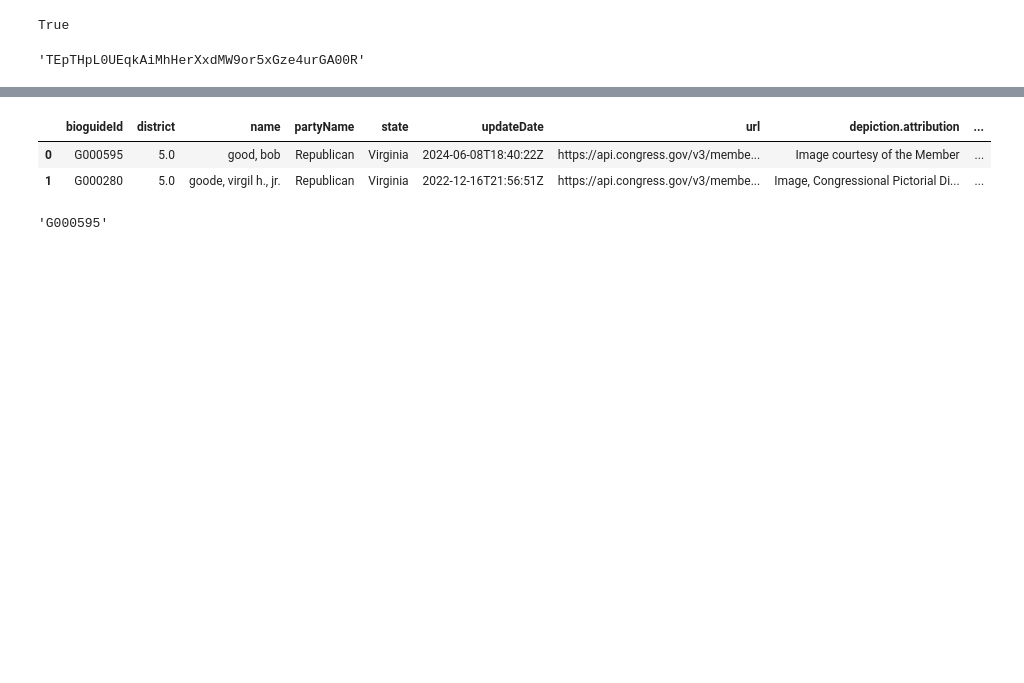
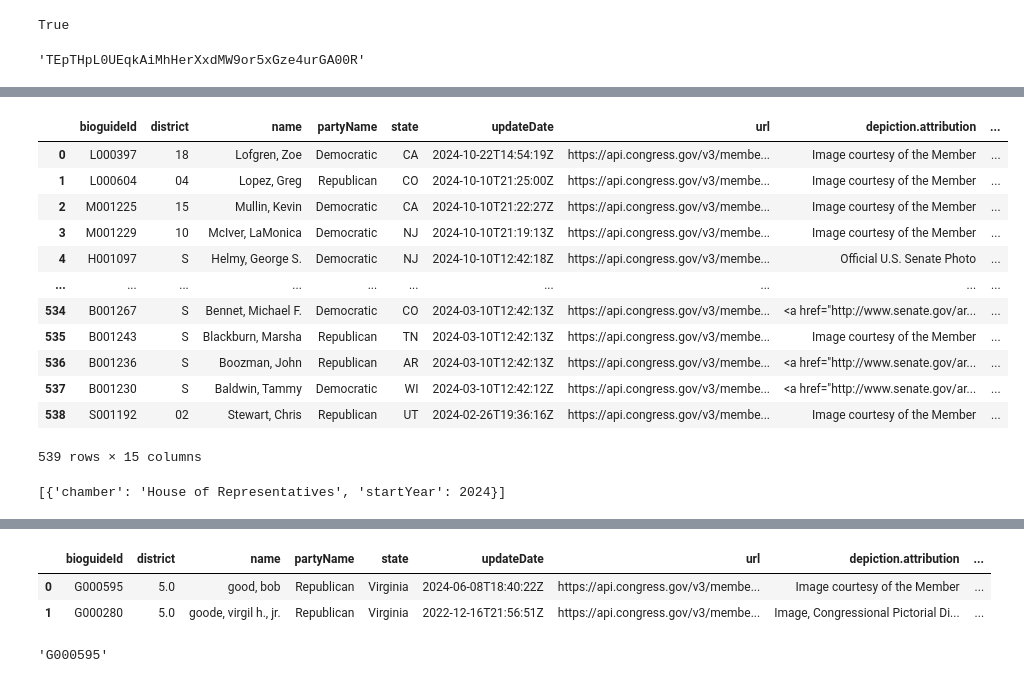
Before and after one commit to BingzheChen/contrans2024, a Jupyter notebook: sandbox.ipynb, the cells around one changed output, grey strips where cells are left out. Saved outputs shown, nothing was run; the diff lists cells and outputs as text; code cells hidden in the pictures; blank space fills up the shorter version.

```diff
--- a/sandbox.ipynb
+++ b/sandbox.ipynb
@@ -18,0 +70,2 @@ ct.congresskey
+# %%
+terms, members = ct.terms_df(members)
@@ -18,0 +88,20 @@ ct.congresskey
+# %%
+members
+# %% [output]
+|  | bioguideId | district | name | partyName | state | updateDate | url | depiction.attribution | ... |
+| 0 | L000397 | 18 | Lofgren, Zoe | Democratic | CA | 2024-10-22T14:54:19Z | https://api.congress.gov/v3/membe... | Image courtesy of the Member | ... |
+| 1 | L000604 | 04 | Lopez, Greg | Republican | CO | 2024-10-10T21:25:00Z | https://api.congress.gov/v3/membe... | Image courtesy of the Member | ... |
+| 2 | M001225 | 15 | Mullin, Kevin | Democratic | CA | 2024-10-10T21:22:27Z | https://api.congress.gov/v3/membe... | Image courtesy of the Member | ... |
+| 3 | M001229 | 10 | McIver, LaMonica | Democratic | NJ | 2024-10-10T21:19:13Z | https://api.congress.gov/v3/membe... | Image courtesy of the Member | ... |
+| 4 | H001097 | S | Helmy, George S. | Democratic | NJ | 2024-10-10T12:42:18Z | https://api.congress.gov/v3/membe... | Official U.S. Senate Photo | ... |
+| ... | ... | ... | ... | ... | ... | ... | ... | ... | ... |
+| 534 | B001267 | S | Bennet, Michael F. | Democratic | CO | 2024-03-10T12:42:13Z | https://api.congress.gov/v3/membe... | <a href="http://www.senate.gov/ar... | ... |
+| 535 | B001243 | S | Blackburn, Marsha | Republican | TN | 2024-03-10T12:42:13Z | https://api.congress.gov/v3/membe... | Image courtesy of the Member | ... |
+| 536 | B001236 | S | Boozman, John | Republican | AR | 2024-03-10T12:42:13Z | https://api.congress.gov/v3/membe... | <a href="http://www.senate.gov/ar... | ... |
+| 537 | B001230 | S | Baldwin, Tammy | Democratic | WI | 2024-03-10T12:42:12Z | https://api.congress.gov/v3/membe... | <a href="http://www.senate.gov/ar... | ... |
+| 538 | S001192 | 02 | Stewart, Chris | Republican | UT | 2024-02-26T19:36:16Z | https://api.congress.gov/v3/membe... | Image courtesy of the Member | ... |
+539 rows × 15 columns
+# %%
+members['terms.item'][3]
+# %% [output]
+[{'chamber': 'House of Representatives', 'startYear': 2024}]
```
Also changed, not shown: parts of 13 cells of this notebook, 1 other file.
